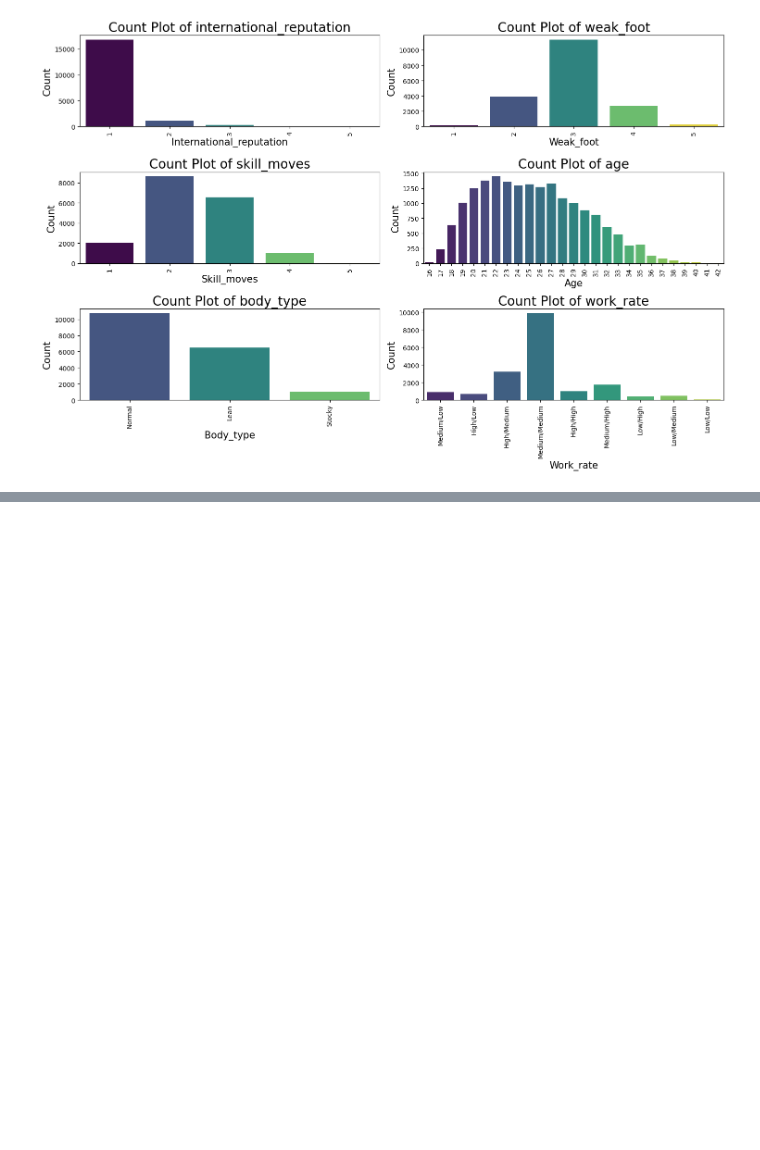
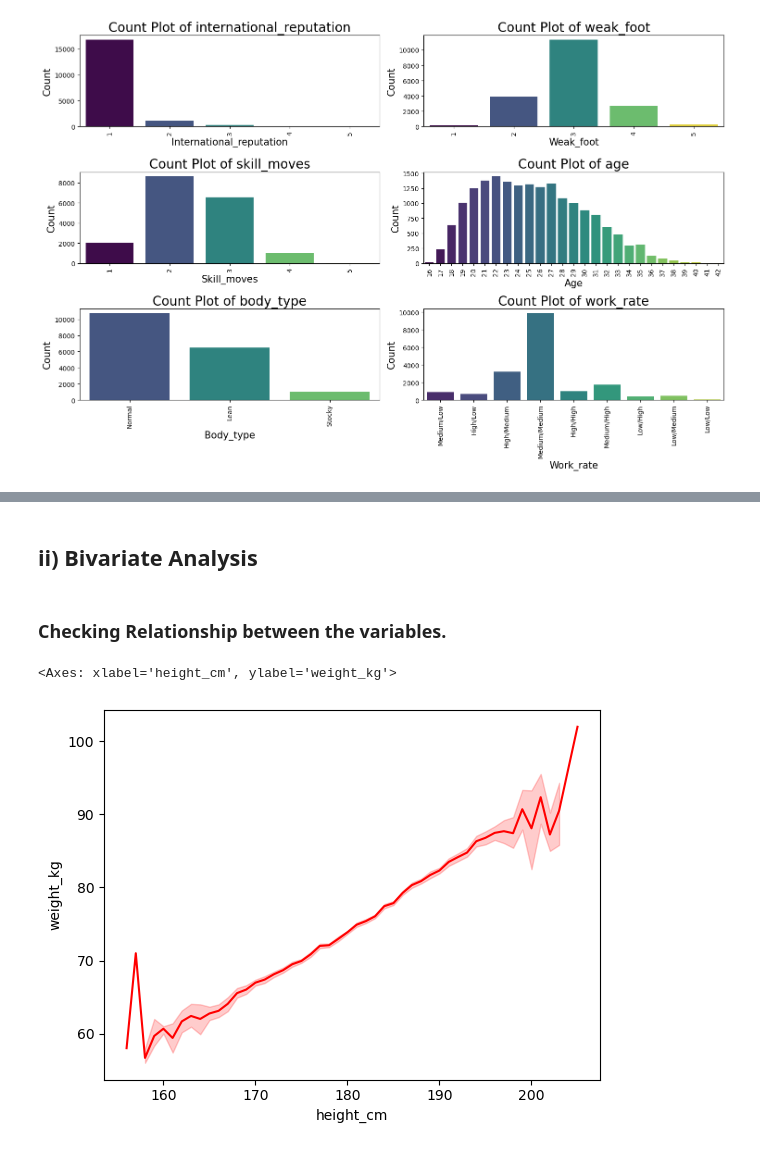
Before and after one commit to Keshav26022001/Projects, a Jupyter notebook: Fifa/Fifa_20.ipynb, the cells around one changed output, grey strips where cells are left out. Drawn from its saved outputs; the diff is of its cells as text; code cells hidden in the pictures; blank space fills up the shorter version.

```diff
--- a/Fifa/Fifa_20.ipynb
+++ b/Fifa/Fifa_20.ipynb
@@ -512,0 +536,9 @@ data.head(2)
+# %% [markdown]
+## ii) Bivariate Analysis
+# %% [markdown]
+### Checking Relationship between the variables.
+# %%
+sns.lineplot(x = 'height_cm', y = 'weight_kg', data=data, color = 'red')
+# %% [output]
+<Axes: xlabel='height_cm', ylabel='weight_kg'>
+[figure, added]
```
Also changed, not shown: parts of 16 cells of this notebook.
